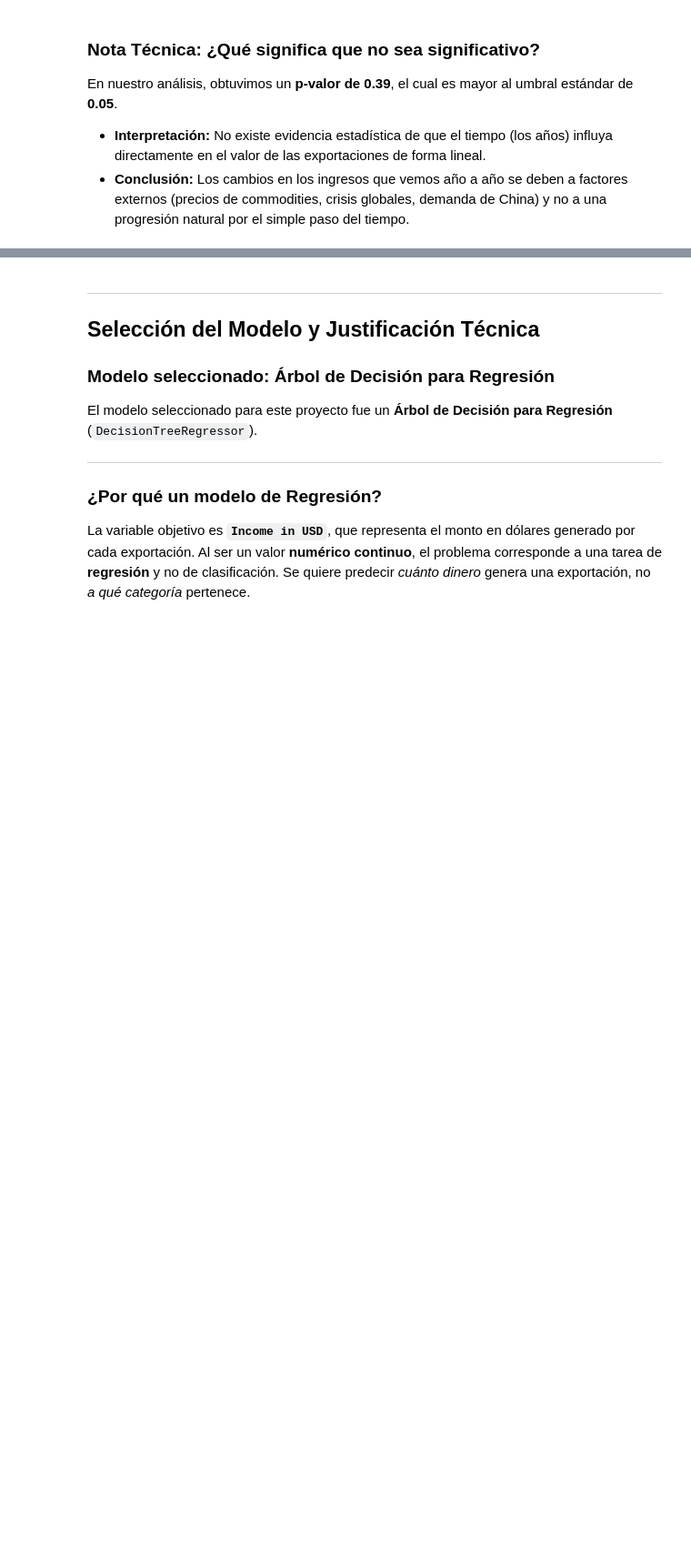
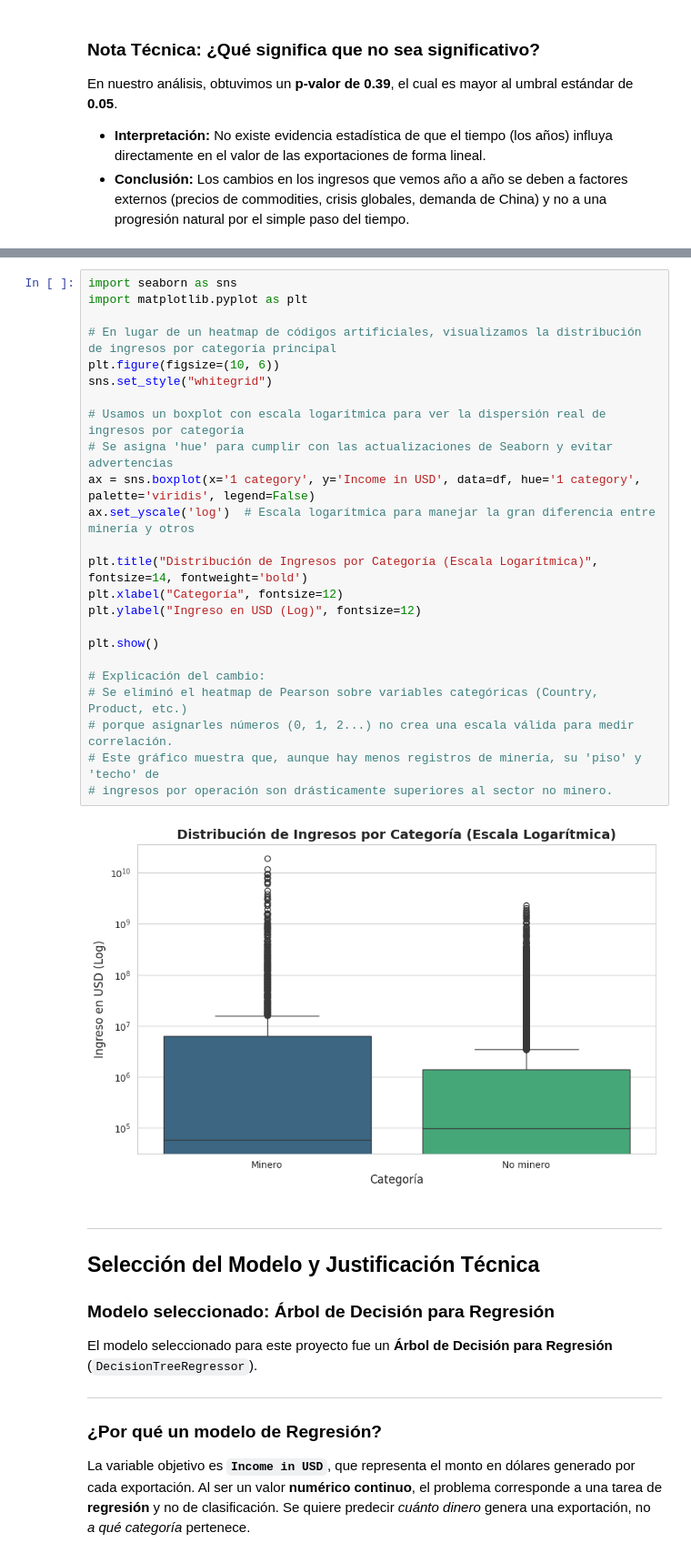
Before and after one commit to Cxris2145/MineriaDatos2026, a Jupyter notebook: ExportacionesChile2026_v2_KMeans_Metricas.ipynb, the cells around one changed output, grey strips where cells are left out. Shown at 91% size. Drawn from its saved outputs; the diff is of its cells as text; blank space fills up the shorter version.

```diff
--- a/ExportacionesChile2026_v2_KMeans_Metricas.ipynb
+++ b/ExportacionesChile2026_v2_KMeans_Metricas.ipynb
@@ -896,3 +857,29 @@ plt.show()
+# %%
+import seaborn as sns
+import matplotlib.pyplot as plt
+
+# En lugar de un heatmap de códigos artificiales, visualizamos la distribución de ingresos por categoría principal
+plt.figure(figsize=(10, 6))
+sns.set_style("whitegrid")
+
+# Usamos un boxplot con escala logarítmica para ver la dispersión real de ingresos por categoría
+# Se asigna 'hue' para cumplir con las actualizaciones de Seaborn y evitar advertencias
+ax = sns.boxplot(x='1 category', y='Income in USD', data=df, hue='1 category', palette='viridis', legend=False)
+ax.set_yscale('log')  # Escala logarítmica para manejar la gran diferencia entre minería y otros
+
+plt.title("Distribución de Ingresos por Categoría (Escala Logarítmica)", fontsize=14, fontweight='bold')
+plt.xlabel("Categoría", fontsize=12)
+plt.ylabel("Ingreso en USD (Log)", fontsize=12)
+
+plt.show()
+
+# Explicación del cambio:
+# Se eliminó el heatmap de Pearson sobre variables categóricas (Country, Product, etc.)
+# porque asignarles números (0, 1, 2...) no crea una escala válida para medir correlación.
+# Este gráfico muestra que, aunque hay menos registros de minería, su 'piso' y 'techo' de
+# ingresos por operación son drásticamente superiores al sector no minero.
+# %% [output]
+[figure, added]
 # %% [markdown]
 ---
 ## Selección del Modelo y Justificación Técnica
```
Also changed, not shown: parts of 60 cells of this notebook.
